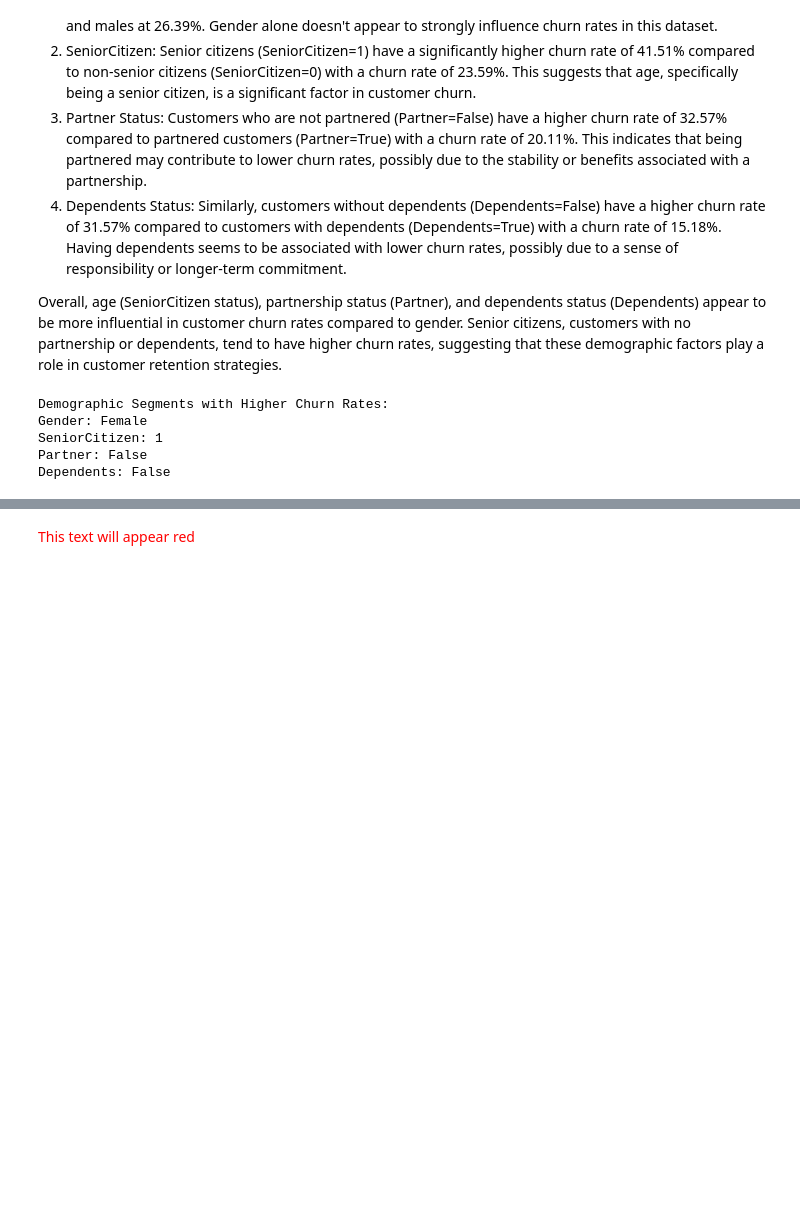
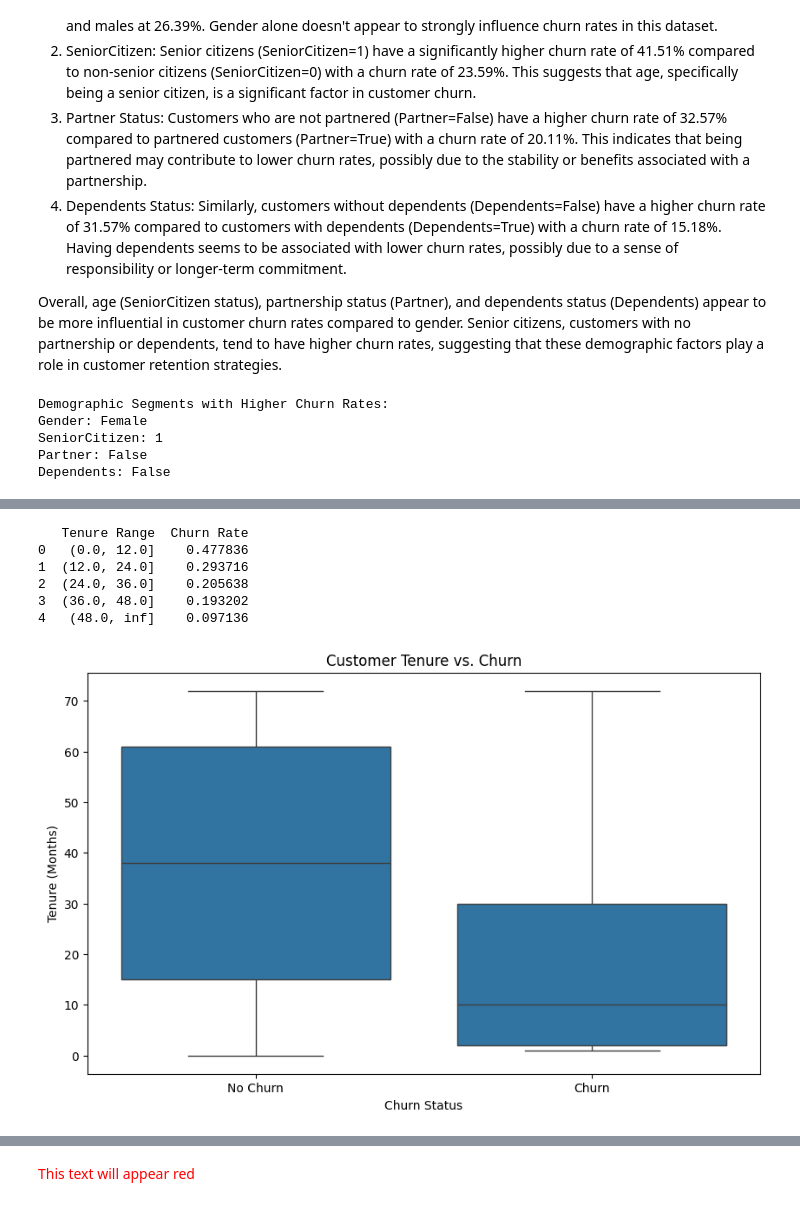
Before and after one commit to wamathaiwandeto/Customer-Churn-Prediction, a Jupyter notebook: churn.ipynb, the cells around one changed output, grey strips where cells are left out. Cells and saved outputs as stored; diff of their text form; code cells hidden in the pictures; blank space fills up the shorter version.

```diff
--- a/churn.ipynb
+++ b/churn.ipynb
@@ -681,0 +686,24 @@ Dependents: False
+# %%
+# Calculate churn rates for different tenure groups
+tenure_churn_rates = train_df.groupby(pd.cut(train_df['tenure'], bins=[0, 12, 24, 36, 48, float('inf')]))['Churn'].mean().reset_index()
+tenure_churn_rates.rename(columns={'tenure': 'Tenure Range', 'Churn': 'Churn Rate'}, inplace=True)
+# Display the churn rates in a table
+print(tenure_churn_rates)
+# %% [output]
+   Tenure Range  Churn Rate
+0   (0.0, 12.0]    0.477836
+1  (12.0, 24.0]    0.293716
+2  (24.0, 36.0]    0.205638
+3  (36.0, 48.0]    0.193202
+4   (48.0, inf]    0.097136
+# %%
+# Plotting the distribution of tenure for churned and non-churned customers
+plt.figure(figsize=(10, 6))
+sns.boxplot(x='Churn', y='tenure', data=train_df)
+plt.title('Customer Tenure vs. Churn')
+plt.xlabel('Churn Status')
+plt.ylabel('Tenure (Months)')
+plt.xticks([0, 1], ['No Churn', 'Churn'])
+plt.show()
+# %% [output]
+[figure, added]
```
Also changed, not shown: parts of 3 cells of this notebook.
